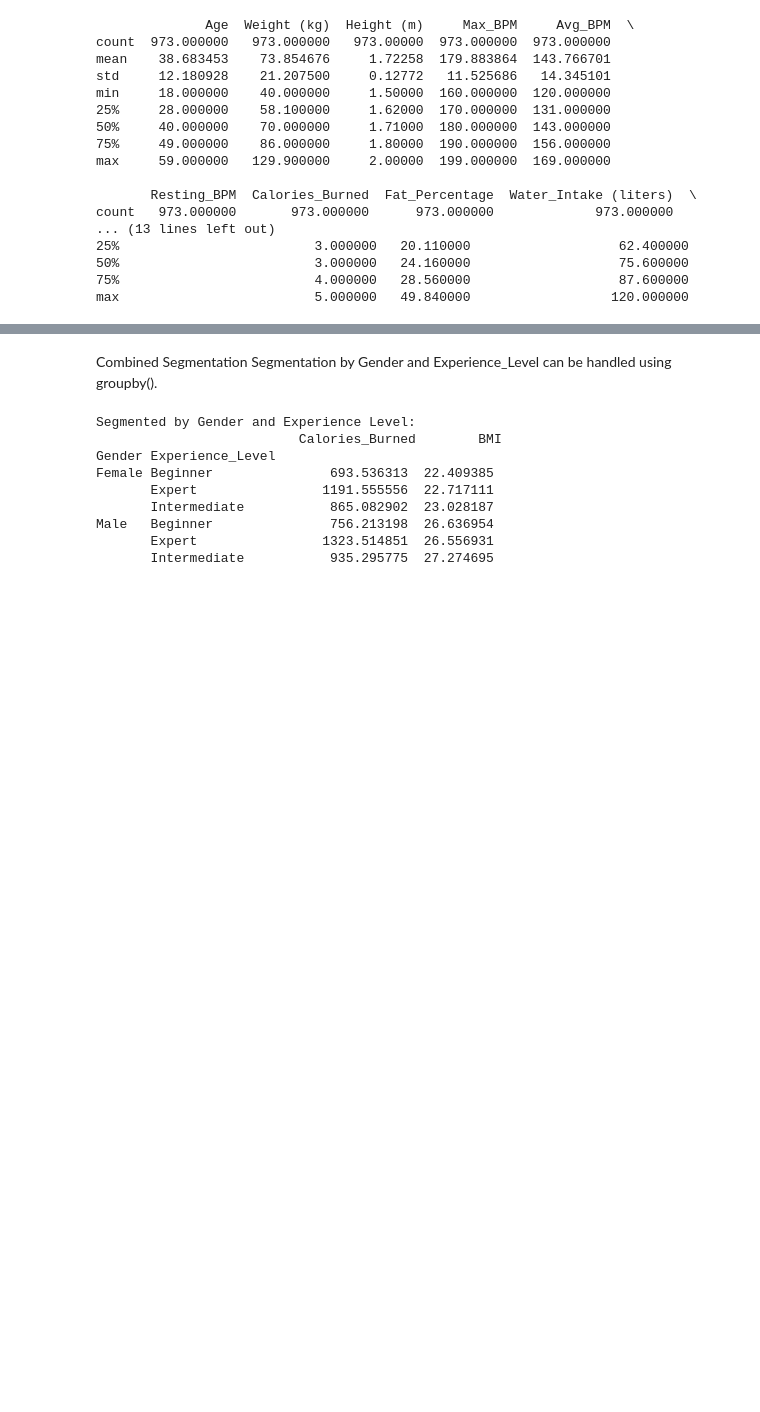
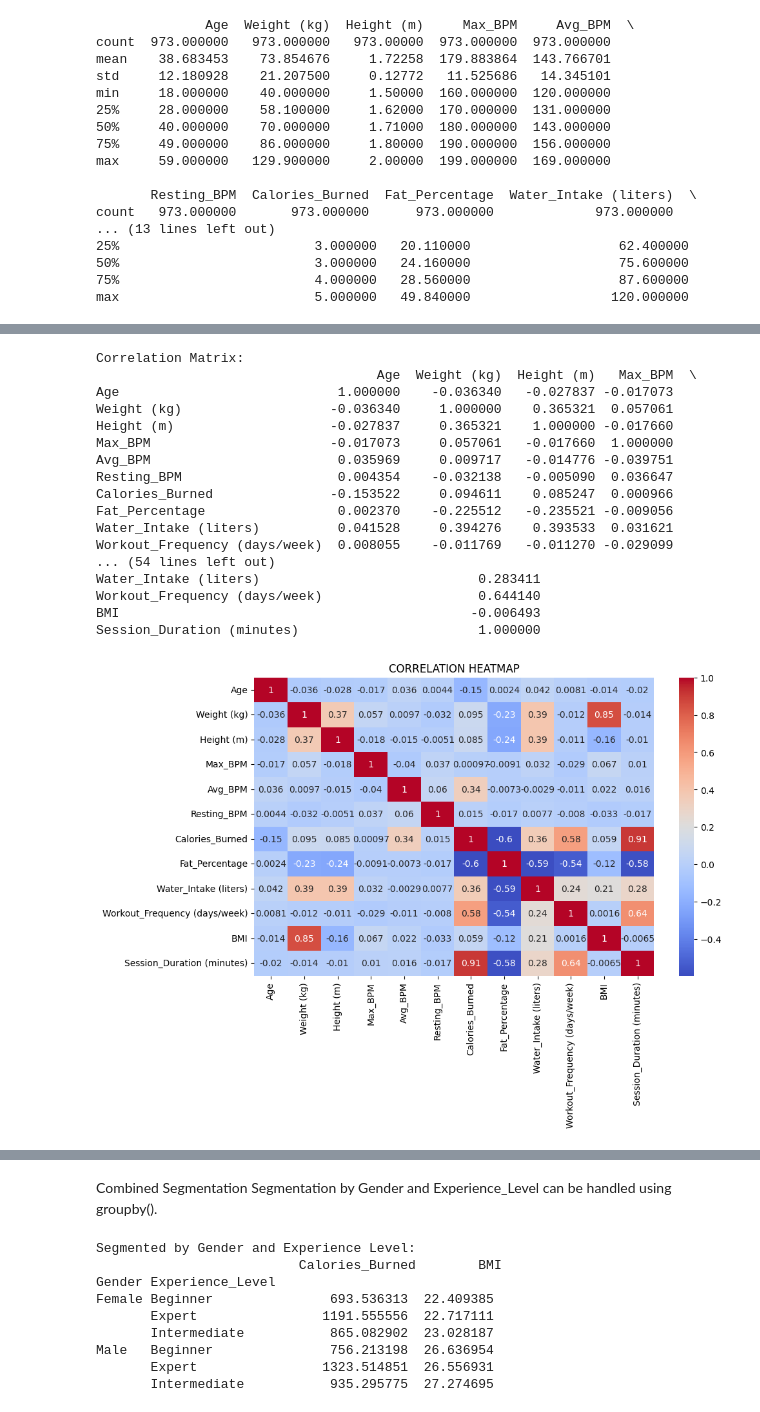
Before and after one commit to RokoSkugor/DA_project, a Jupyter notebook: DataAnalysis_Project.ipynb, the cells around one changed output, grey strips where cells are left out. Saved outputs shown, nothing was run; the diff lists cells and outputs as text; code cells hidden in the pictures; blank space fills up the shorter version.

Commit message:
4th commit (added a few charts and explanations for the project)

```diff
--- a/DataAnalysis_Project.ipynb
+++ b/DataAnalysis_Project.ipynb
@@ -298 +294,34 @@ max                         5.000000   49.840000                  120.000000
+# %%
+# Select only numerical columns
+numerical_cols = gym_data.select_dtypes(include=['number'])
+
+# Compute the correlation matrix
+correlation_matrix = numerical_cols.corr()
+print("Correlation Matrix:")
+print(correlation_matrix)
+
+# Visualize the correlation matrix
+plt.figure(figsize=(10, 6))
+sns.heatmap(correlation_matrix, annot=True, cmap="coolwarm")
+plt.title("CORRELATION HEATMAP")
+plt.show()
+# %% [output]
+Correlation Matrix:
+                                    Age  Weight (kg)  Height (m)   Max_BPM  \
+Age                            1.000000    -0.036340   -0.027837 -0.017073
+Weight (kg)                   -0.036340     1.000000    0.365321  0.057061
+Height (m)                    -0.027837     0.365321    1.000000 -0.017660
+Max_BPM                       -0.017073     0.057061   -0.017660  1.000000
+Avg_BPM                        0.035969     0.009717   -0.014776 -0.039751
+Resting_BPM                    0.004354    -0.032138   -0.005090  0.036647
+Calories_Burned               -0.153522     0.094611    0.085247  0.000966
+Fat_Percentage                 0.002370    -0.225512   -0.235521 -0.009056
+Water_Intake (liters)          0.041528     0.394276    0.393533  0.031621
+Workout_Frequency (days/week)  0.008055    -0.011769   -0.011270 -0.029099
+... (54 lines left out)
+Water_Intake (liters)                            0.283411
+Workout_Frequency (days/week)                    0.644140
+BMI                                             -0.006493
+Session_Duration (minutes)                       1.000000
+[figure, added]
 # %% [markdown]
```
Also changed, not shown: parts of 30 cells of this notebook.
